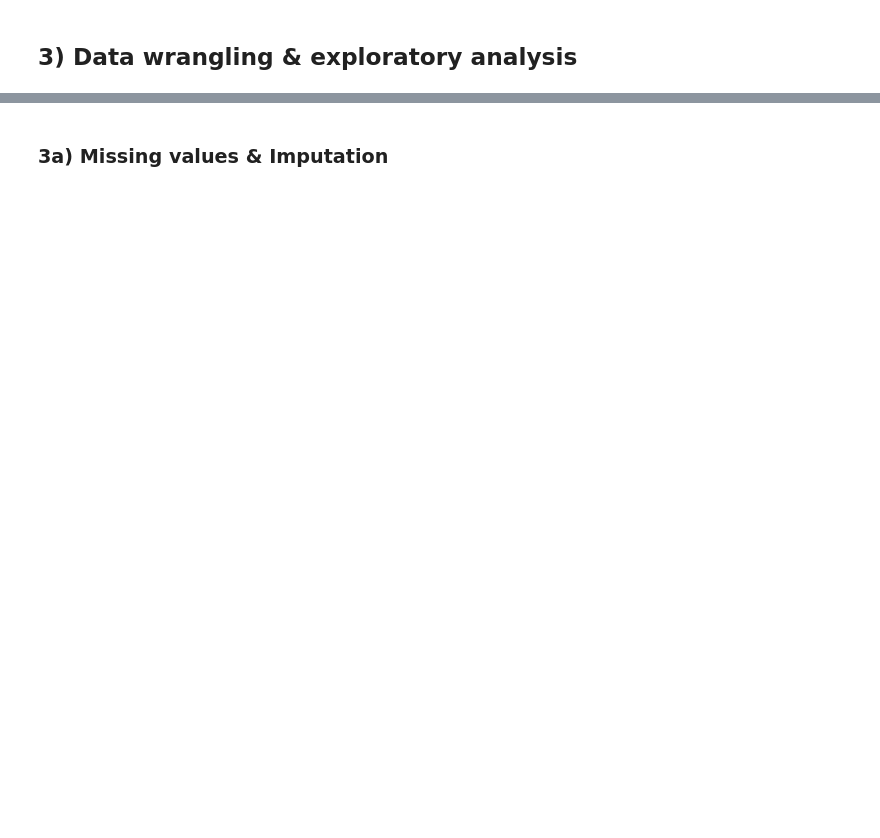
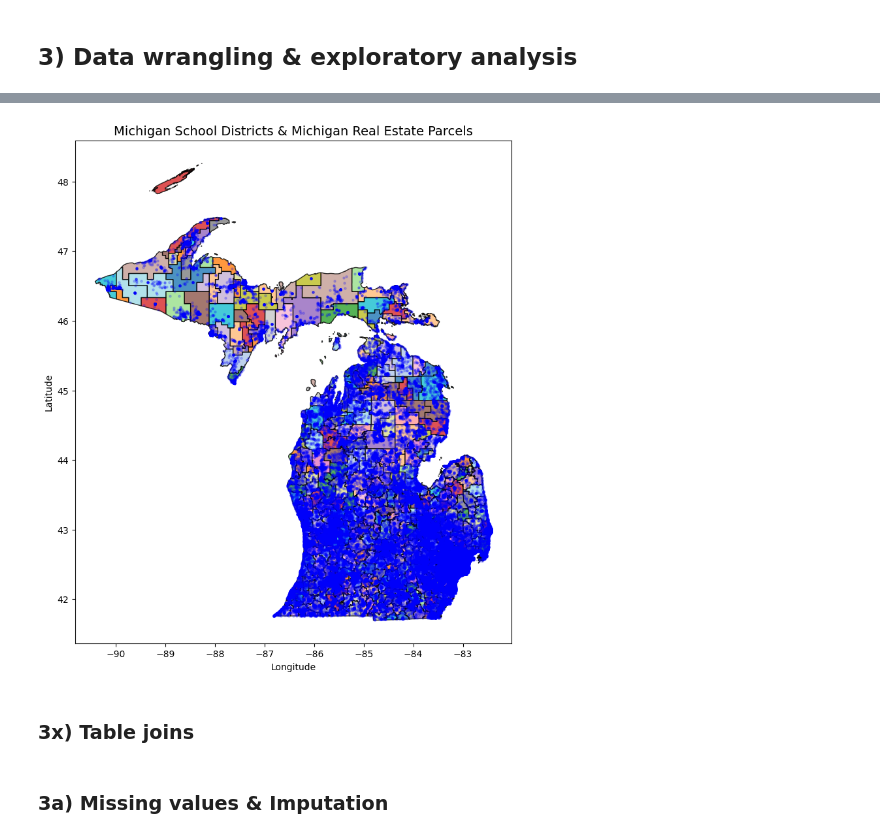
Before and after one commit to nikolozjaghiashvili/michigan-real-estate-project, a Jupyter notebook: main.ipynb, the cells around one changed output, grey strips where cells are left out. Saved outputs shown, nothing was run; the diff lists cells and outputs as text; code cells hidden in the pictures; blank space fills up the shorter version.

```diff
--- a/main.ipynb
+++ b/main.ipynb
@@ -52,11 +70,11 @@ from src.school_score import get_school_score
 ### 2a) Run CoreLogic data pipeline
 # %%
 required_files = ['resources/data/df_parcel.pkl']
-fresh_run = False
+
 partition_column = "PROPERTY INDICATOR CODE"
 partition_value = "10"
 
-if all(os.path.exists(file) for file in required_files) and fresh_run == False:
+if all(os.path.exists(file) for file in required_files) and regenerate_tables == False:
     print("✅ Required files found. Running secondary run...")
     df_parcel = pd.read_pickle("resources/data/df_parcel.pkl")
 
@@ -161,0 +205,24 @@ df_school_location
+# %%
+if regenerate_charts == True:
+    fig, ax = plt.subplots(figsize=(10, 10))
+    df_district_location.plot(ax=ax, edgecolor="black", cmap="tab20", alpha=0.8)
+    df_parcel.sample(n = 100000, random_state = random_state).plot(
+        ax=ax, marker="o", color="blue", markersize=5, alpha=0.2, label="Schools"
+    )
+
+    ax.set_title("Michigan School Districts & Michigan Real Estate Parcels", fontsize=14)
+    ax.set_xlabel("Longitude")
+    ax.set_ylabel("Latitude")
+
+    plt.show()
+    fig.savefig("resources/charts/michigan_school_districts_and_parcels.png", dpi=500)
+else:
+    img = Image.open("resources/charts/michigan_school_districts_and_parcels.png")
+    fig, ax = plt.subplots(figsize=(10, 10))
+    ax.imshow(img)
+    ax.axis("off")
+    plt.show()
+# %% [output]
+[figure, added]
+# %% [markdown]
+### 3x) Table joins
```
Also changed, not shown: parts of 27 cells of this notebook, 7 other files.
